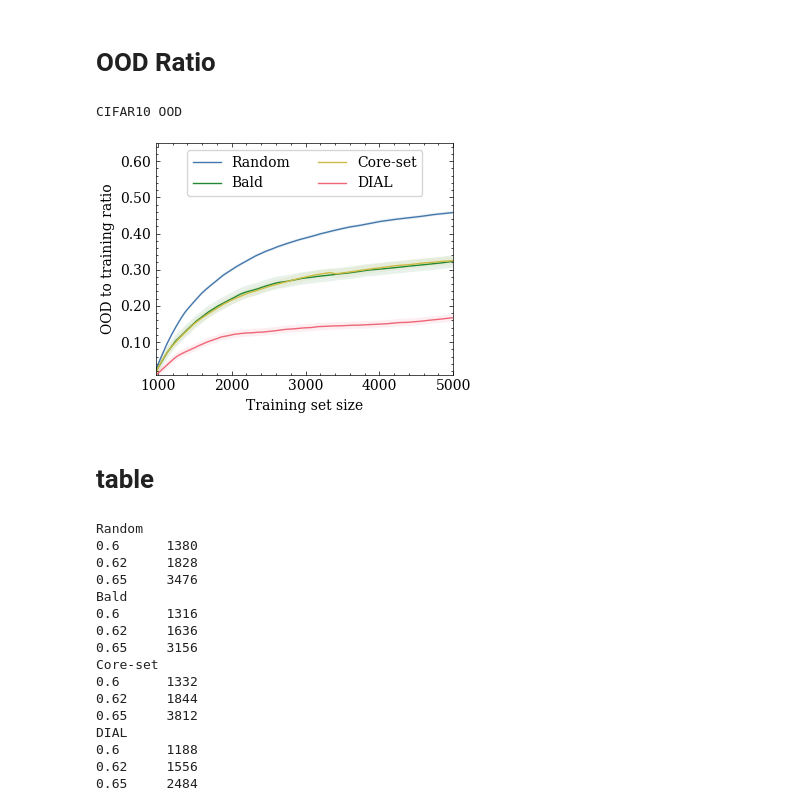
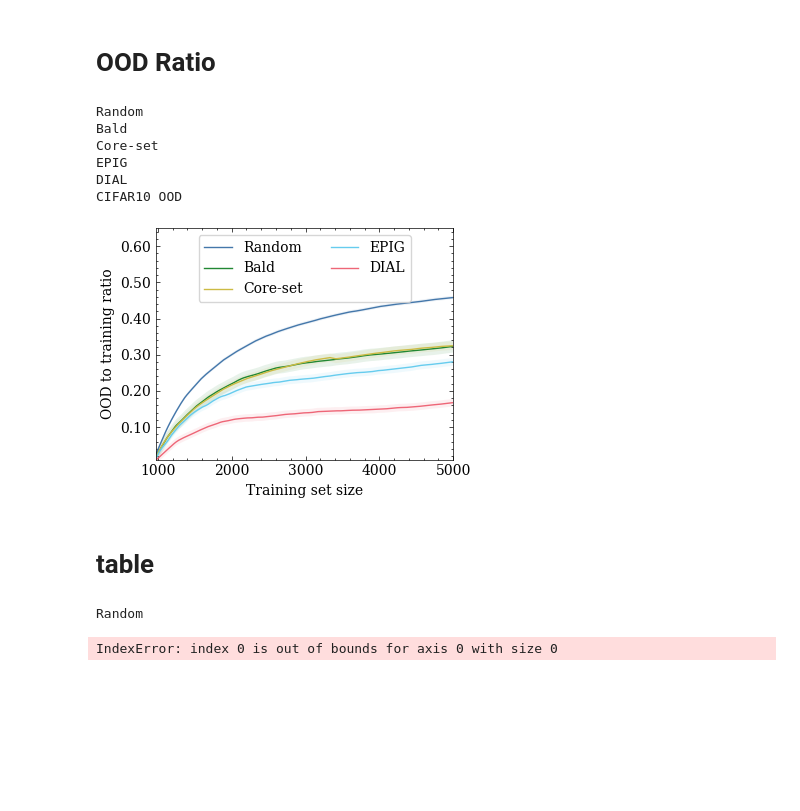
Before and after one commit to kobybibas/pnml_for_active_learning, a Jupyter notebook: notebooks/plot_cifar10_ood.ipynb, the cells around one changed output. Cells and saved outputs as stored; diff of their text form; code cells hidden in the pictures; blank space fills up the shorter version.

Commit message:
Retrun EPIG plots

```diff
--- a/notebooks/plot_cifar10_ood.ipynb
+++ b/notebooks/plot_cifar10_ood.ipynb
@@ -64,7 +64,7 @@ epig_runs = [
     "kobybibas/pnml_for_active_learning/duhrgkxw",
     "kobybibas/pnml_for_active_learning/hzef7jdt",
     "kobybibas/pnml_for_active_learning/3uw4gull",
-    "kobybibas/pnml_for_active_learning/3e8vxyia"
+    "kobybibas/pnml_for_active_learning/3e8vxyia",
 ]
 
 pnml_runs = [
@@ -76,10 +76,10 @@ pnml_runs = [
     "kobybibas/pnml_for_active_learning/2v0ile3m",
 ]
 
-random_dfs = process_results(api=api, run_list=random_runs)
-bald_dfs = process_results(api=api, run_list=bald_runs)
-kmean_dfs = process_results(api=api, run_list=kmean_runs)
-epig_dfs = process_results(api=api, run_list=epig_runs)
-pnml_dfs = process_results(api=api, run_list=pnml_runs)
+random_dfs = process_results(api=api, run_list=random_runs, use_ood=True)
+bald_dfs = process_results(api=api, run_list=bald_runs, use_ood=True)
+kmean_dfs = process_results(api=api, run_list=kmean_runs, use_ood=True)
+epig_dfs = process_results(api=api, run_list=epig_runs, use_ood=True)
+pnml_dfs = process_results(api=api, run_list=pnml_runs, use_ood=True)
 # %% [output]
 kobybibas/pnml_for_active_learning/2palajx7
@@ -142,56 +147,59 @@ CIFAR10 OOD
 # OOD Ratio
 # %%
 rolling_size = 5
-random_res = execute_df_rollout(random_dfs, rolling_size=rolling_size,metric="label_-1_ratio")
-bald_res = execute_df_rollout(bald_dfs, rolling_size=rolling_size,metric="label_-1_ratio")
-pnml_res = execute_df_rollout(pnml_dfs, rolling_size=rolling_size,metric="label_-1_ratio")
-kmean_res = execute_df_rollout(kmean_dfs, rolling_size=rolling_size,metric="label_-1_ratio")
+random_res = execute_df_rollout(
+    random_dfs, rolling_size=rolling_size, metric="label_-1_ratio"
+)
+bald_res = execute_df_rollout(
+    bald_dfs, rolling_size=rolling_size, metric="label_-1_ratio"
+)
+kmean_res = execute_df_rollout(
+    kmean_dfs, rolling_size=rolling_size, metric="label_-1_ratio"
+)
+epig_res = execute_df_rollout(
+    epig_dfs, rolling_size=rolling_size, metric="label_-1_ratio"
+)
+pnml_res = execute_df_rollout(
+    pnml_dfs, rolling_size=rolling_size, metric="label_-1_ratio"
+)
 plot_list = [
     (random_res, "Random"),
     (bald_res, "Bald"),
     (kmean_res, "Core-set"),
+    (epig_res, "EPIG"),
     (pnml_res, "DIAL"),
 ]
 
 fig, ax = plt.subplots(1, 1, dpi=100, figsize=(4, 3))
 fig, ax = execute_plot(plot_list, fig, ax)
 ax.set_xlim(right=5000)
-ax.set_ylabel('OOD to training ratio')
+ax.set_ylabel("OOD to training ratio")
 # ax.get_legend().remove()
 ax.set_ylim(top=0.65)
-ax.legend(ncol=2,frameon=True, loc="upper center")
+ax.legend(ncol=2, frameon=True, loc="upper center")
 print("CIFAR10 OOD")
 plt.tight_layout()
 plt.savefig(osp.join(out_dir, "cifar10_ood_ratio.pdf"))
 plt.show()
 # %% [output]
+Random
+Bald
+Core-set
+EPIG
+DIAL
 CIFAR10 OOD
-[figure, old version]
+[figure, new version]
 # %% [markdown]
 # table
 # %%
 eps = 0.005
-acc_values = [0.6, 0.62,0.65]
+acc_values = [0.6, 0.62, 0.65]
 for dict_df, method in plot_list:
     print(method)
-    df = dict_df['mean']
+    df = dict_df["mean"]
 
     for acc in acc_values:
-        print(f'{acc}\t {df[(df > acc - eps ) & (df <= acc )].index[0]}')
+        print(f"{acc}\t {df[(df > acc - eps ) & (df <= acc )].index[0]}")
 # %% [output]
 Random
-0.6      1380
-0.62     1828
-0.65     3476
-Bald
-0.6      1316
-0.62     1636
-0.65     3156
-Core-set
-0.6      1332
-0.62     1844
-0.65     3812
-DIAL
-0.6      1188
-0.62     1556
-0.65     2484
+IndexError: index 0 is out of bounds for axis 0 with size 0
```
Also changed, not shown: parts of 3 cells of this notebook, 6 other files.
